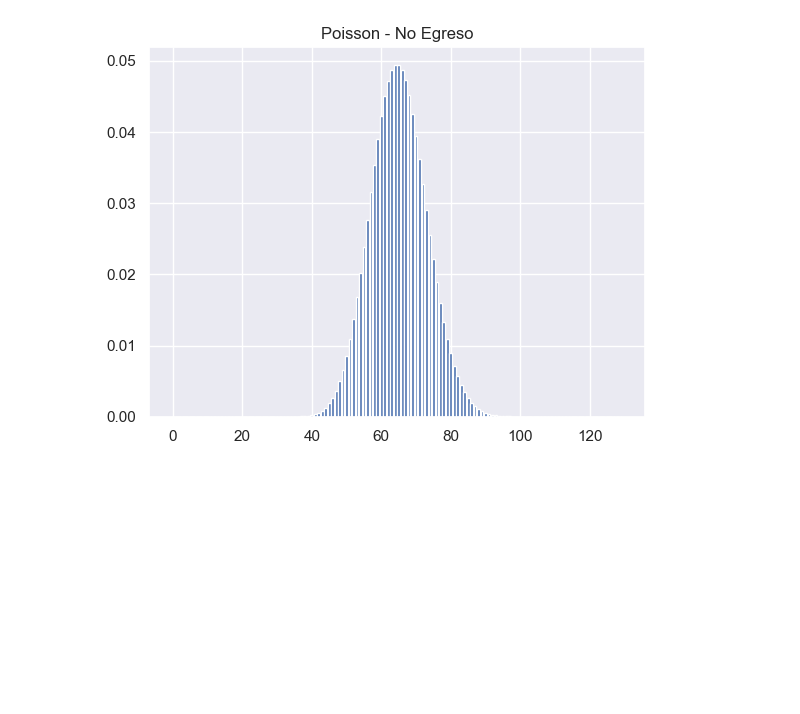
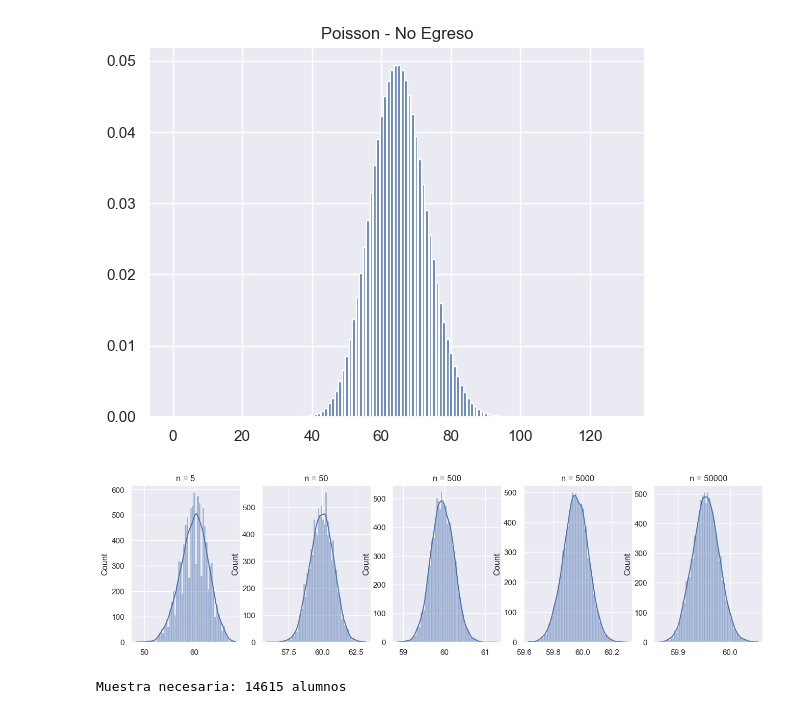
Before and after one commit to 2026788-max/Stastics, a Jupyter notebook: Statistics.CA1.ManuelaCorrea.ipynb, the cells around one changed output. Cells and saved outputs as stored; diff of their text form; code cells hidden in the pictures; blank space fills up the shorter version.

Commit message:
Normal distribution and graphics in word

```diff
--- a/Statistics.CA1.ManuelaCorrea.ipynb
+++ b/Statistics.CA1.ManuelaCorrea.ipynb
@@ -627,3 +627,34 @@ plt.title("Poisson - No Egreso")
 plt.show()
 # %% [output]
 [figure]
+# %%
+sample_sizes = [5, 50, 500,5000,50000]
+sample_means = {}
+
+for size in sample_sizes:
+    means = [np.mean(np.random.choice(dfc['GPA'], size=size, replace=False)) for _ in range(10000)]
+    sample_means[size] = means
+# %%
+fig, axes = plt.subplots(1, 5, figsize=(16, 4))
+for i, size in enumerate(sample_sizes):
+    sns.histplot(sample_means[size], kde=True, ax=axes[i])
+    axes[i].set_title(f'n = {size}')
+plt.show()
+# %% [output]
+[figure, added]
+# %%
+import scipy.stats as stats
+
+def calcular_tamano_muestra_media(sigma, margen_error, confianza=0.95):
+    z = stats.norm.ppf(1 - (1 - confianza) / 2)
+    n = (z * sigma / margen_error) ** 2
+    return int(round(n))
+
+# Ejemplo con tu dataset:
+sigma_gpa = dfc['GPA'].std()  # Desviación estándar de tu población/datos
+
+# ¿Cuántos alumnos necesito encuestar para tener un margen de error de +/- 0.1 en el GPA?
+n_necesario = calcular_tamano_muestra_media(sigma=sigma_gpa, margen_error=0.1, confianza=0.95)
+print(f"Muestra necesaria: {n_necesario} alumnos")
+# %% [output]
+Muestra necesaria: 14615 alumnos
```
Also changed, not shown: parts of 1 cell of this notebook, 1 other file.
